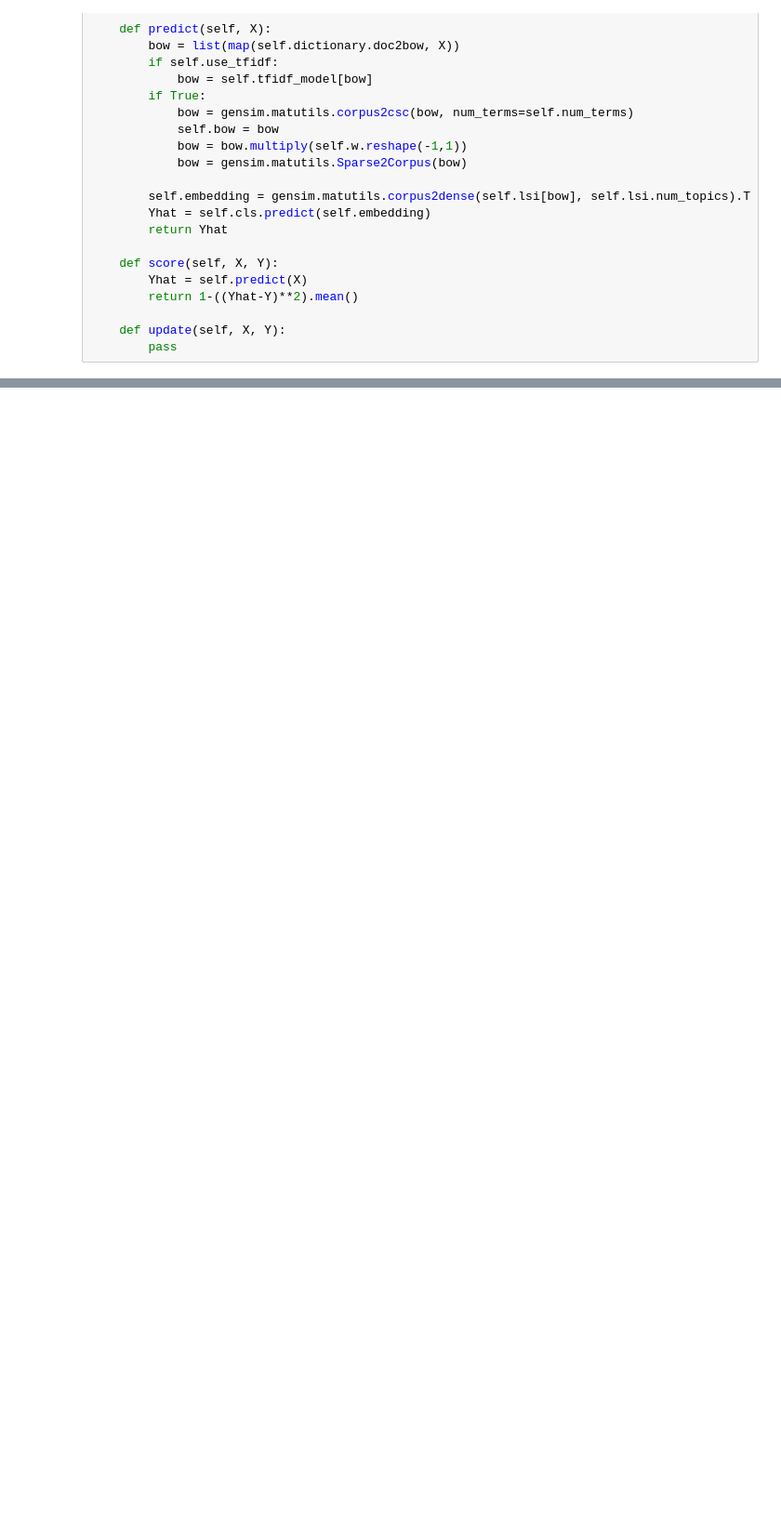
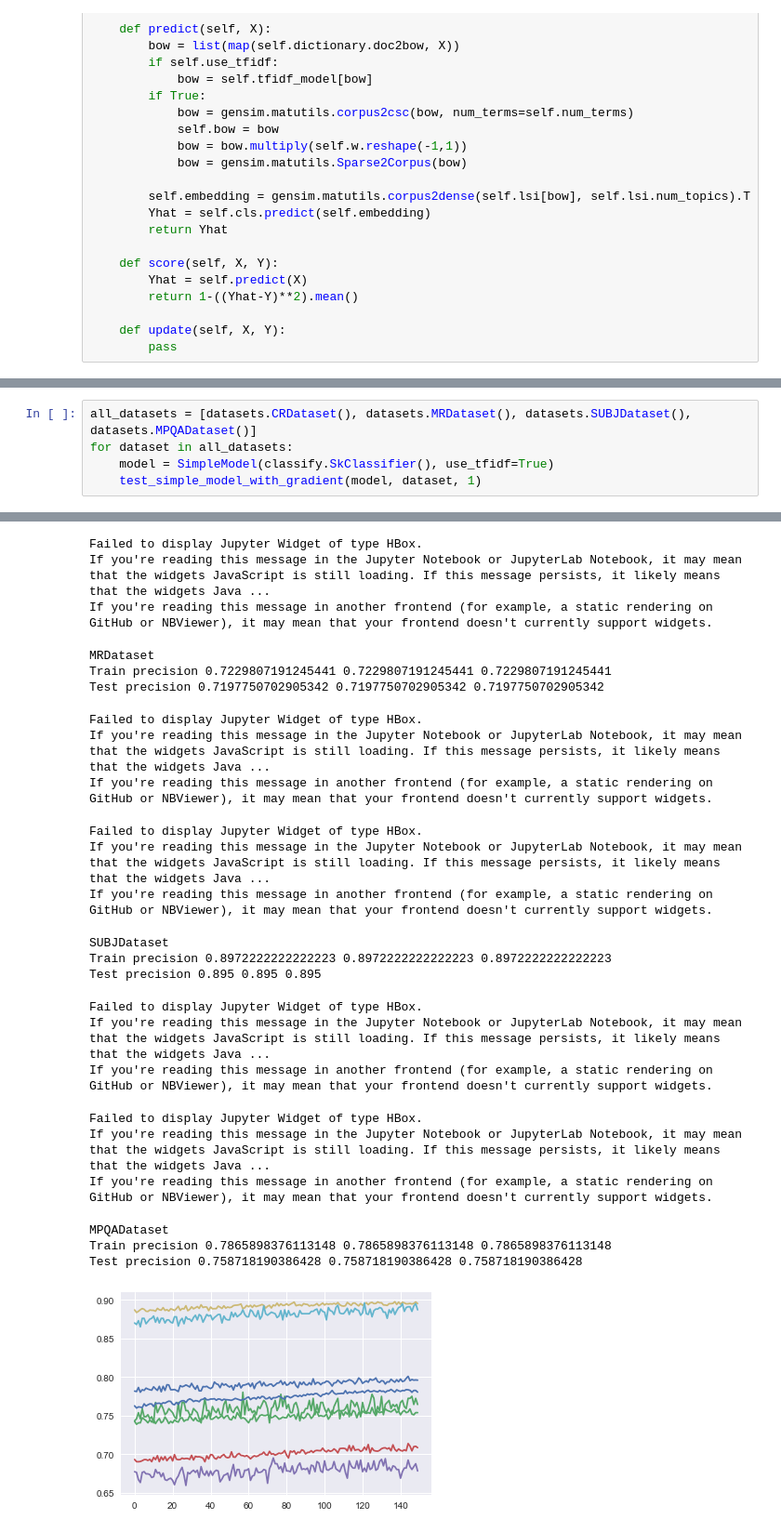
Before and after one commit to vlejd/diploma_thesis, a Jupyter notebook: lsa_backprop/Code.ipynb, the cells around one changed output, grey strips where cells are left out. Shown at 93% size. Cells and saved outputs as stored; diff of their text form; blank space fills up the shorter version.

```diff
--- a/lsa_backprop/Code.ipynb
+++ b/lsa_backprop/Code.ipynb
@@ -94,0 +248,6 @@ len(dataset.test_labels())
+# %%
+all_datasets = [datasets.CRDataset(), datasets.MRDataset(), datasets.SUBJDataset(), datasets.MPQADataset()]
+for dataset in all_datasets:
+    model = SimpleModel(classify.SkClassifier(), use_tfidf=True)
+    test_simple_model_with_gradient(model, dataset, 1)
+# %% [output]
@@ -95 +266,26 @@ len(dataset.test_labels())
+Failed to display Jupyter Widget of type HBox.
+If you're reading this message in the Jupyter Notebook or JupyterLab Notebook, it may mean that the widgets JavaScript is still loading. If this message persists, it likely means that the widgets Java ...
+If you're reading this message in another frontend (for example, a static rendering on GitHub or NBViewer), it may mean that your frontend doesn't currently support widgets.
+MRDataset
+Train precision 0.7229807191245441 0.7229807191245441 0.7229807191245441
+Test precision 0.7197750702905342 0.7197750702905342 0.7197750702905342
+Failed to display Jupyter Widget of type HBox.
+If you're reading this message in the Jupyter Notebook or JupyterLab Notebook, it may mean that the widgets JavaScript is still loading. If this message persists, it likely means that the widgets Java ...
+If you're reading this message in another frontend (for example, a static rendering on GitHub or NBViewer), it may mean that your frontend doesn't currently support widgets.
+Failed to display Jupyter Widget of type HBox.
+If you're reading this message in the Jupyter Notebook or JupyterLab Notebook, it may mean that the widgets JavaScript is still loading. If this message persists, it likely means that the widgets Java ...
+If you're reading this message in another frontend (for example, a static rendering on GitHub or NBViewer), it may mean that your frontend doesn't currently support widgets.
+SUBJDataset
+Train precision 0.8972222222222223 0.8972222222222223 0.8972222222222223
+Test precision 0.895 0.895 0.895
+Failed to display Jupyter Widget of type HBox.
+If you're reading this message in the Jupyter Notebook or JupyterLab Notebook, it may mean that the widgets JavaScript is still loading. If this message persists, it likely means that the widgets Java ...
+If you're reading this message in another frontend (for example, a static rendering on GitHub or NBViewer), it may mean that your frontend doesn't currently support widgets.
+Failed to display Jupyter Widget of type HBox.
+If you're reading this message in the Jupyter Notebook or JupyterLab Notebook, it may mean that the widgets JavaScript is still loading. If this message persists, it likely means that the widgets Java ...
+If you're reading this message in another frontend (for example, a static rendering on GitHub or NBViewer), it may mean that your frontend doesn't currently support widgets.
+MPQADataset
+Train precision 0.7865898376113148 0.7865898376113148 0.7865898376113148
+Test precision 0.758718190386428 0.758718190386428 0.758718190386428
+[figure, added]
 # %%
```
Also changed, not shown: parts of 36 cells of this notebook, 3 other files.
